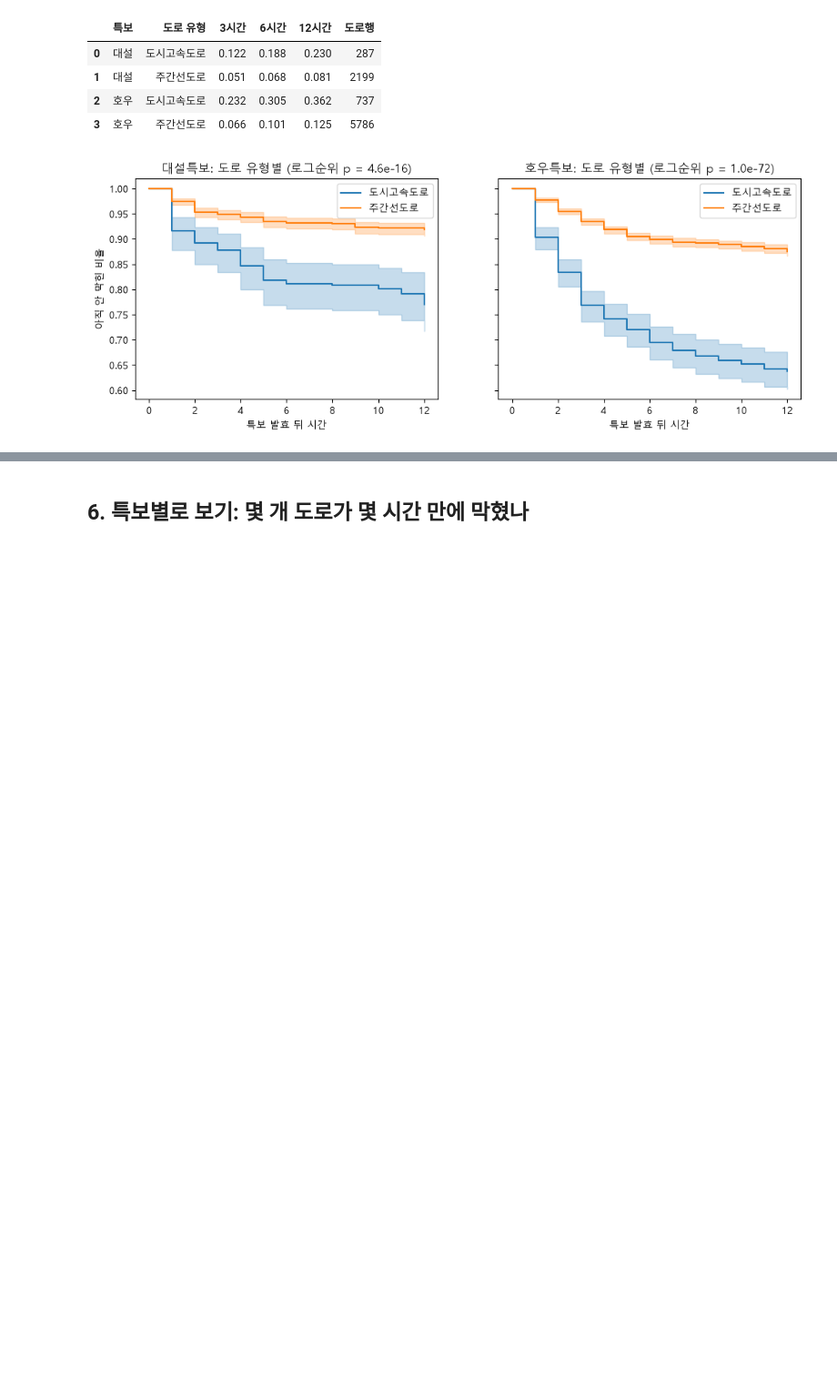
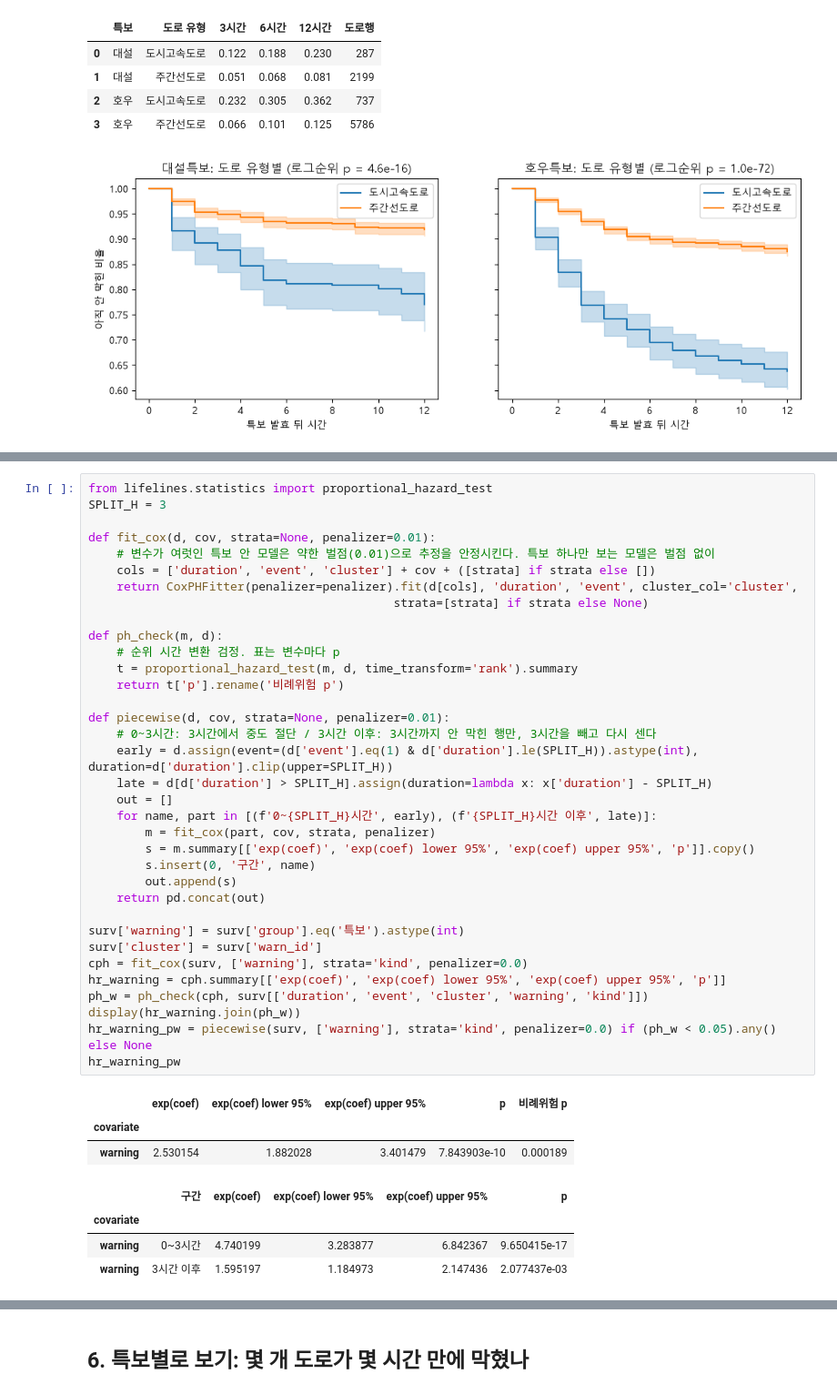
Before and after one commit to data-crawling-6/seoul-weather-traffic, a Jupyter notebook: notebooks/02_analysis/ljh_alert_survival.ipynb, the cells around one changed output, grey strips where cells are left out. Shown at 91% size. Drawn from its saved outputs; the diff is of its cells as text; blank space fills up the shorter version.

```diff
--- a/notebooks/02_analysis/ljh_alert_survival.ipynb
+++ b/notebooks/02_analysis/ljh_alert_survival.ipynb
@@ -221 +214,44 @@ hr_warning
+# %%
+from lifelines.statistics import proportional_hazard_test
+SPLIT_H = 3
+
+def fit_cox(d, cov, strata=None, penalizer=0.01):
+    # 변수가 여럿인 특보 안 모델은 약한 벌점(0.01)으로 추정을 안정시킨다. 특보 하나만 보는 모델은 벌점 없이
+    cols = ['duration', 'event', 'cluster'] + cov + ([strata] if strata else [])
+    return CoxPHFitter(penalizer=penalizer).fit(d[cols], 'duration', 'event', cluster_col='cluster',
+                                           strata=[strata] if strata else None)
+
+def ph_check(m, d):
+    # 순위 시간 변환 검정. 표는 변수마다 p
+    t = proportional_hazard_test(m, d, time_transform='rank').summary
+    return t['p'].rename('비례위험 p')
+
+def piecewise(d, cov, strata=None, penalizer=0.01):
+    # 0~3시간: 3시간에서 중도 절단 / 3시간 이후: 3시간까지 안 막힌 행만, 3시간을 빼고 다시 센다
+    early = d.assign(event=(d['event'].eq(1) & d['duration'].le(SPLIT_H)).astype(int), duration=d['duration'].clip(upper=SPLIT_H))
+    late = d[d['duration'] > SPLIT_H].assign(duration=lambda x: x['duration'] - SPLIT_H)
+    out = []
+    for name, part in [(f'0~{SPLIT_H}시간', early), (f'{SPLIT_H}시간 이후', late)]:
+        m = fit_cox(part, cov, strata, penalizer)
+        s = m.summary[['exp(coef)', 'exp(coef) lower 95%', 'exp(coef) upper 95%', 'p']].copy()
+        s.insert(0, '구간', name)
+        out.append(s)
+    return pd.concat(out)
+
+surv['warning'] = surv['group'].eq('특보').astype(int)
+surv['cluster'] = surv['warn_id']
+cph = fit_cox(surv, ['warning'], strata='kind', penalizer=0.0)
+hr_warning = cph.summary[['exp(coef)', 'exp(coef) lower 95%', 'exp(coef) upper 95%', 'p']]
+ph_w = ph_check(cph, surv[['duration', 'event', 'cluster', 'warning', 'kind']])
+display(hr_warning.join(ph_w))
+hr_warning_pw = piecewise(surv, ['warning'], strata='kind', penalizer=0.0) if (ph_w < 0.05).any() else None
+hr_warning_pw
+# %% [output]
+|  | exp(coef) | exp(coef) lower 95% | exp(coef) upper 95% | p | 비례위험 p |
+| covariate |  |  |  |  |  |
+| warning | 2.530154 | 1.882028 | 3.401479 | 7.843903e-10 | 0.000189 |
+|  | 구간 | exp(coef) | exp(coef) lower 95% | exp(coef) upper 95% | p |
+| covariate |  |  |  |  |  |
+| warning | 0~3시간 | 4.740199 | 3.283877 | 6.842367 | 9.650415e-17 |
+| warning | 3시간 이후 | 1.595197 | 1.184973 | 2.147436 | 2.077437e-03 |
 # %%
```
Also changed, not shown: parts of 6 cells of this notebook, 2 other files.
